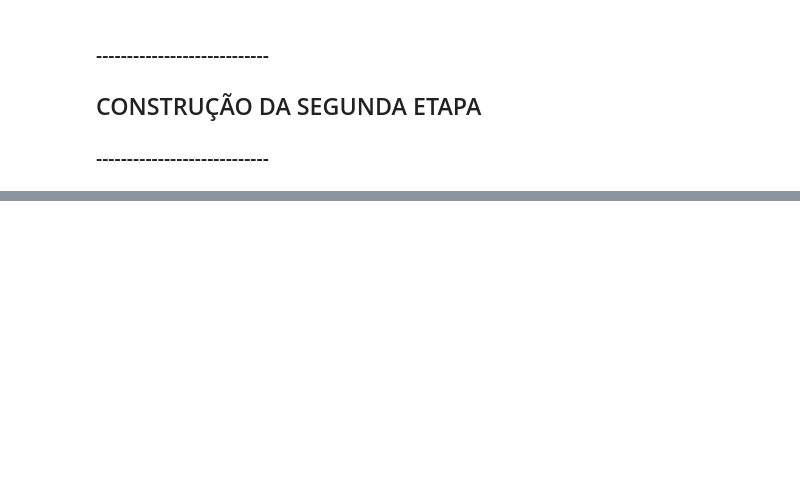
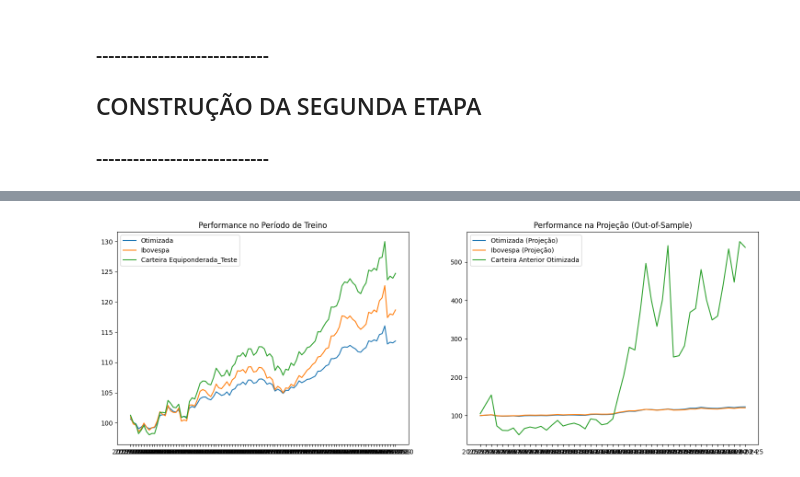
Before and after one commit to JoaoNogaroli/mestrado, a Jupyter notebook: modelo_otimizacao_robusta_duas_etapas_hierarquicas/app8_modelo_otimizacao_robusta_duas_etapas.ipynb, the cells around one changed output, grey strips where cells are left out. Cells and saved outputs as stored; diff of their text form; code cells hidden in the pictures; blank space fills up the shorter version.

```diff
--- a/modelo_otimizacao_robusta_duas_etapas_hierarquicas/app8_modelo_otimizacao_robusta_duas_etapas.ipynb
+++ b/modelo_otimizacao_robusta_duas_etapas_hierarquicas/app8_modelo_otimizacao_robusta_duas_etapas.ipynb
@@ -28,6 +28,8 @@ df_projecao_final = df_ativos[len(df_trabalho_ativo):]
 print("df_projecao_final no tamanho de: ", len(df_projecao_final))
 
 df_trabalho_ibov = df_ibov[0:resultado_80]
+df_projecao_final_ibov = df_ibov[len(df_trabalho_ibov):]
+print("df_projecao_final_ibov no tamanho de: ", len(df_projecao_final))
 
 metade = np.int32(len(df_trabalho_ativo)/2)
 # %% [output]
@@ -306,7 +309,7 @@ for t in range(len(retornos_ativo_segunda_etapa)):
 
 dicio_ibov_segunda_etapa = {}
 for t in range(len(retornos_ibov_segunda_etapa)):
-    dicio_ibov[t] = retornos_ibov_segunda_etapa['IBOV'].iloc[t]
+    dicio_ibov_segunda_etapa[t] = retornos_ibov_segunda_etapa['IBOV'].iloc[t]
 
 
 std_ativos_segunda_etapa = retornos_ativo_segunda_etapa.std()
@@ -316,0 +410,5 @@ for a in range(len(retornos_ativo_segunda_etapa.columns)):
+# %%
+# Antes do solve, dê uma solução inicial ao CPLEX
+for a in model_2.A:
+    model_2.x[a].value = pyo.value(model.x[a])  # Peso igual para 20 ativos
+    model_2.y[a].value = pyo.value(model.y[a])
@@ -316,0 +467,72 @@ for a in range(len(retornos_ativo_segunda_etapa.columns)):
+# %%
+lsita_grande_2 = []
+for numero in range(len(retornos_ativo_segunda_etapa.columns)):
+    peso_ativo = pyo.value(model_2.x[numero])
+    ativado = pyo.value(model_2.y[numero])
+    lista = [peso_ativo, ativado]
+    lsita_grande_2.append(lista)
+
+final_2 = pd.DataFrame(lsita_grande_2, columns=["peso_ativo","ativado"], index=retornos_ativo_segunda_etapa.columns)
+print(final_2[final_2['ativado']==1])
+print(df_final)
+df_final_2 = final_2[final_2['ativado']==1]
+# df_final.head()
+ativos_selecionados = df_final_2.index
+retornos_carteira= retornos_ativo_segunda_etapa[ativos_selecionados]
+
+retornos_carteira_projecao= df_projecao_final[ativos_selecionados]
+
+
+carteira_otimizada = (retornos_carteira*df_final['peso_ativo']).sum(axis=1)
+carteira_otimizada = 1 + carteira_otimizada
+#criar a carteira equiponderada, com pesos iguais
+
+carteira_anterior_otimizada = df_projecao_final[df_final.index].sum(axis=1)
+carteira_anterior_otimizada = 1 +carteira_anterior_otimizada
+
+carteira_equi = retornos_carteira.mean(axis=1)
+carteira_equi = 1 + carteira_equi
+# carteira_equi_projecao = retornos_carteira_projecao.mean(axis=1)
+# carteira_equi_projecao = 1 + carteira_equi_projecao
+
+
+# 3. Transformar em Retorno Acumulado (Base 100)
+acum_otimizado = (carteira_otimizada).cumprod() * 100
+# acum_equi = (carteira_equi).cumprod() * 100
+acum_anterior_otimizado = (carteira_anterior_otimizada).cumprod() * 100
+acum_ibov = (1 + retornos_ibov_segunda_etapa['IBOV']).cumprod() * 100
+
+# Use os pesos que você já encontrou no modelo
+carteira_projecao = (df_projecao_final[ativos_selecionados] * df_final_2["peso_ativo"]).sum(axis=1)
+acum_projecao = (1 + carteira_projecao).cumprod() * 100
+# acum_equi_projecao = (carteira_equi_projecao).cumprod() * 100
+
+print(acum_otimizado[-1])
+print(acum_equi[-1])
+print(acum_ibov[-1])
+print(acum_anterior_otimizado[-1])
+
+qnt_carteira = pyo.value(model_2.QUANTIDADE_ATIVOS)
+texto = f'Comparação de Performance: Index Tracking ({qnt_carteira} ativos)'
+
+plt.figure(figsize=(18, 6))
+
+
+# Gráfico 1: Período de Treino
+plt.subplot(1, 2, 1)
+plt.plot(acum_otimizado, label="Otimizada")
+plt.plot(acum_ibov, label="Ibovespa")
+plt.plot(acum_equi, label="Carteira Equiponderada_Teste")
+plt.title("Performance no Período de Treino")
+plt.legend()
+
+# Gráfico 2: Período de Projeção (Out-of-Sample)
+plt.subplot(1, 2, 2)
+plt.plot(acum_projecao, label="Otimizada (Projeção)")
+plt.plot((1 + df_projecao_final_ibov["IBOV"]).cumprod() * 100, label="Ibovespa (Projeção)")
+plt.plot(acum_anterior_otimizado, label="Carteira Anterior Otimizada")
+plt.title("Performance na Projeção (Out-of-Sample)")
+plt.legend()
+
+plt.show()
+# %% [output]
@@ -316,0 +556 @@ for a in range(len(retornos_ativo_segunda_etapa.columns)):
+[figure, added]
```
Also changed, not shown: parts of 10 cells of this notebook.
